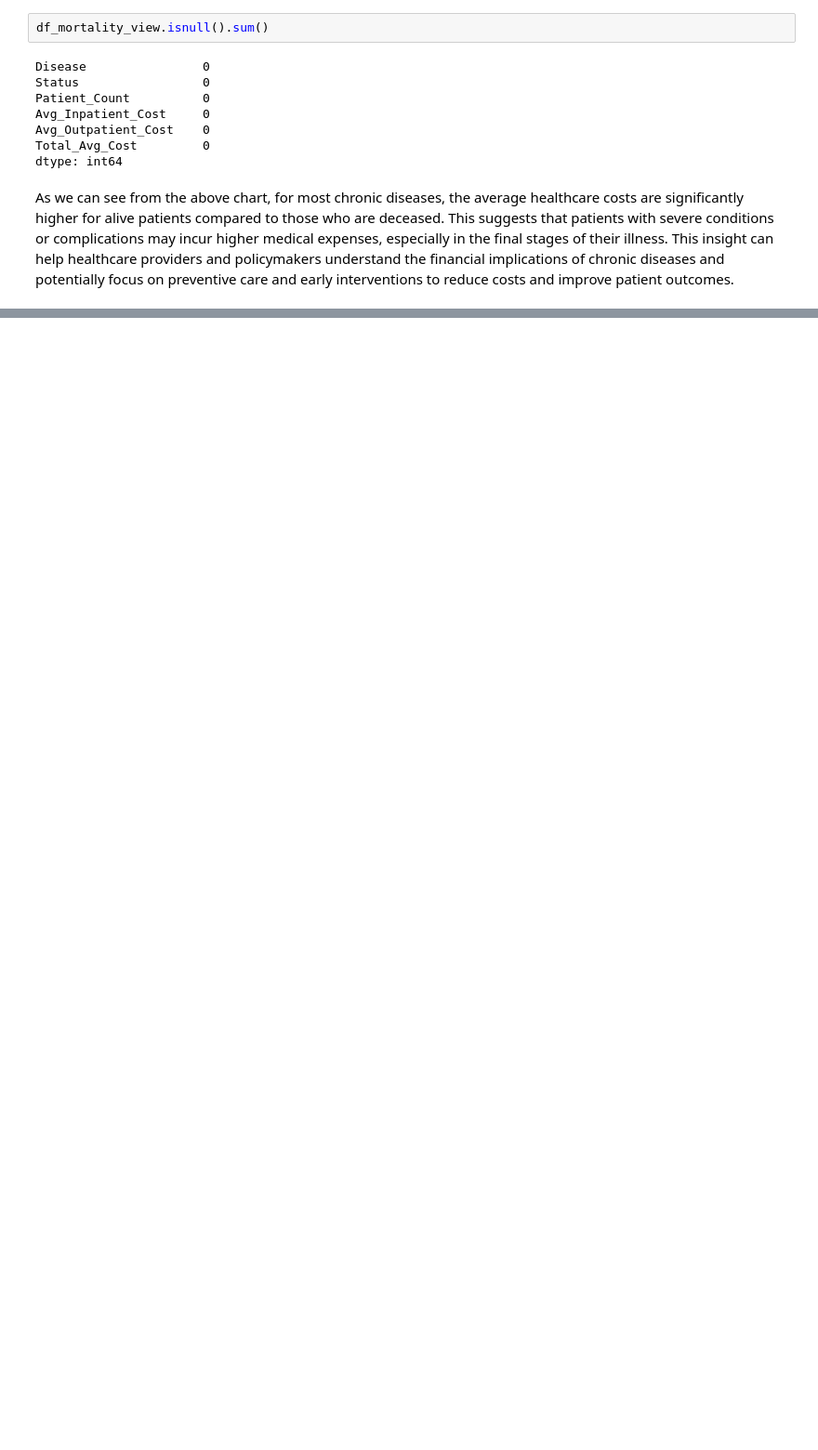
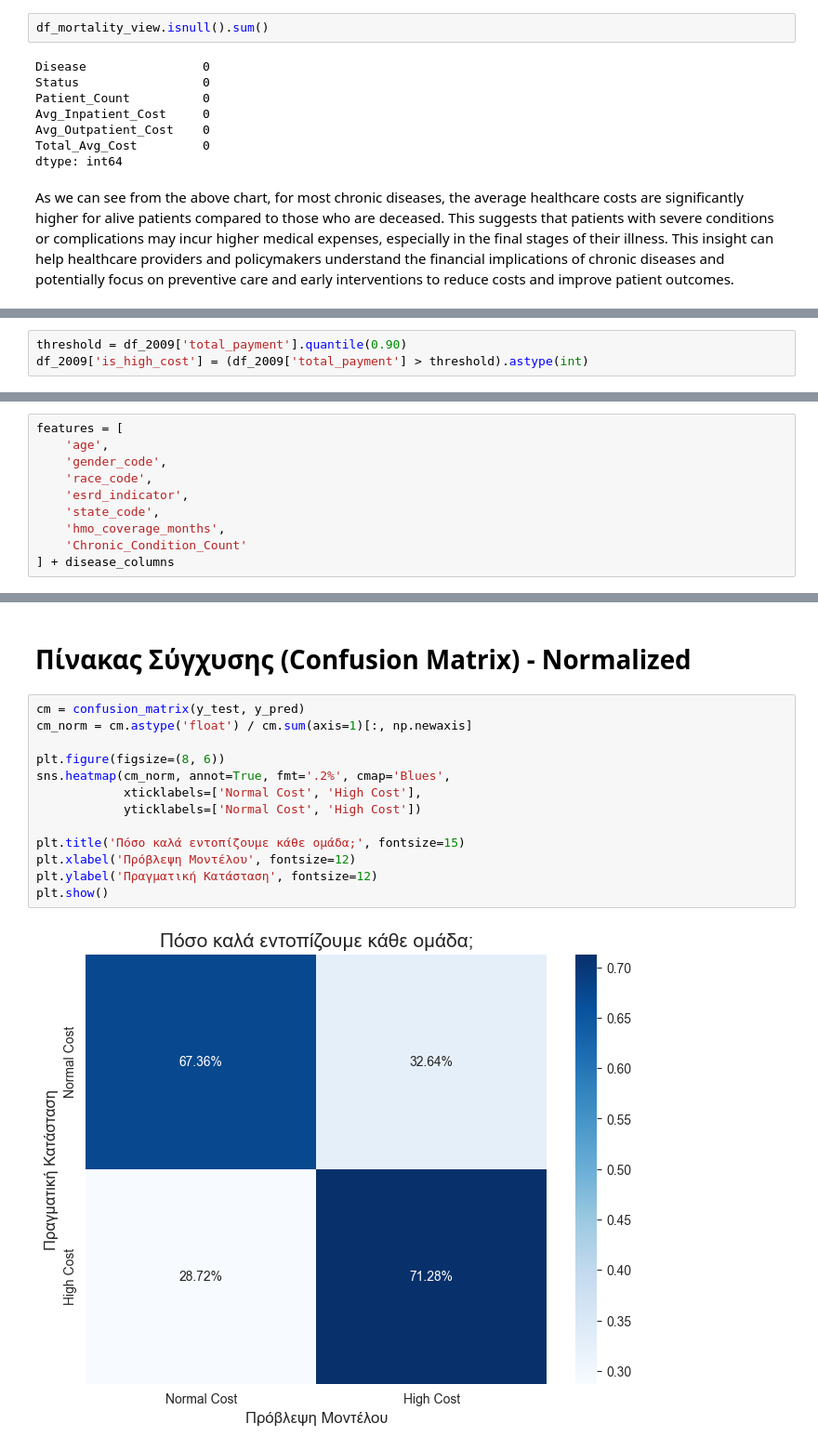
Before and after one commit to ClassiKaL1/medicare-data-mining, a Jupyter notebook: notebooks/Analysis_Medicare_2009.ipynb, the cells around one changed output, grey strips where cells are left out. Shown at 93% size. Saved outputs shown, nothing was run; the diff lists cells and outputs as text; blank space fills up the shorter version.

```diff
--- a/notebooks/Analysis_Medicare_2009.ipynb
+++ b/notebooks/Analysis_Medicare_2009.ipynb
@@ -352,0 +434,3 @@ As we can see from the above chart, for most chronic diseases, the average healt
+# %%
+threshold = df_2009['total_payment'].quantile(0.90)
+df_2009['is_high_cost'] = (df_2009['total_payment'] > threshold).astype(int)
@@ -352,0 +439,10 @@ As we can see from the above chart, for most chronic diseases, the average healt
+# %%
+features = [
+    'age',
+    'gender_code',
+    'race_code',
+    'esrd_indicator',
+    'state_code',
+    'hmo_coverage_months',
+    'Chronic_Condition_Count'
+] + disease_columns
@@ -352,0 +533,17 @@ As we can see from the above chart, for most chronic diseases, the average healt
+# %% [markdown]
+# Πίνακας Σύγχυσης (Confusion Matrix) - Normalized
+# %%
+cm = confusion_matrix(y_test, y_pred)
+cm_norm = cm.astype('float') / cm.sum(axis=1)[:, np.newaxis]
+
+plt.figure(figsize=(8, 6))
+sns.heatmap(cm_norm, annot=True, fmt='.2%', cmap='Blues',
+            xticklabels=['Normal Cost', 'High Cost'],
+            yticklabels=['Normal Cost', 'High Cost'])
+
+plt.title('Πόσο καλά εντοπίζουμε κάθε ομάδα;', fontsize=15)
+plt.xlabel('Πρόβλεψη Μοντέλου', fontsize=12)
+plt.ylabel('Πραγματική Κατάσταση', fontsize=12)
+plt.show()
+# %% [output]
+[figure, added]
```
Also changed, not shown: parts of 40 cells of this notebook, 1 other file.
